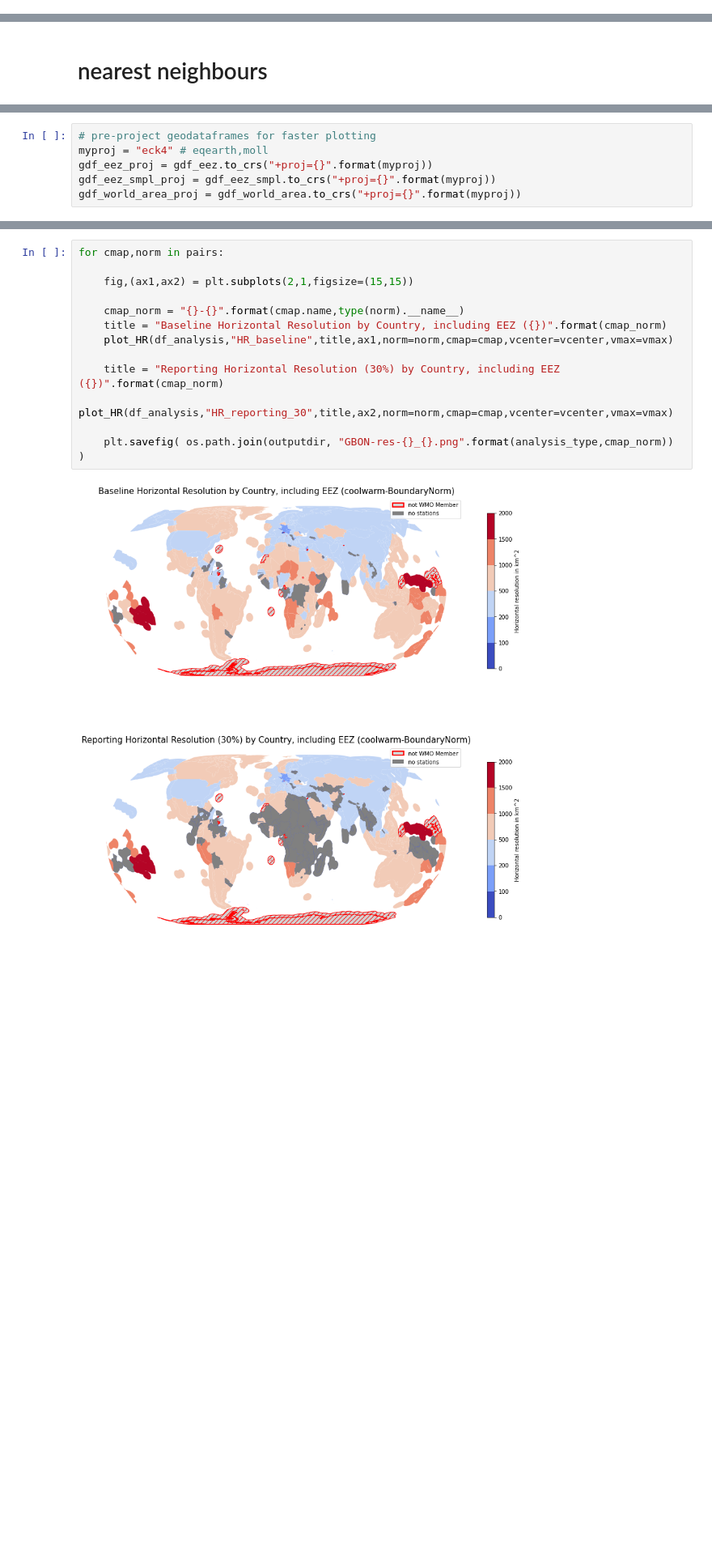
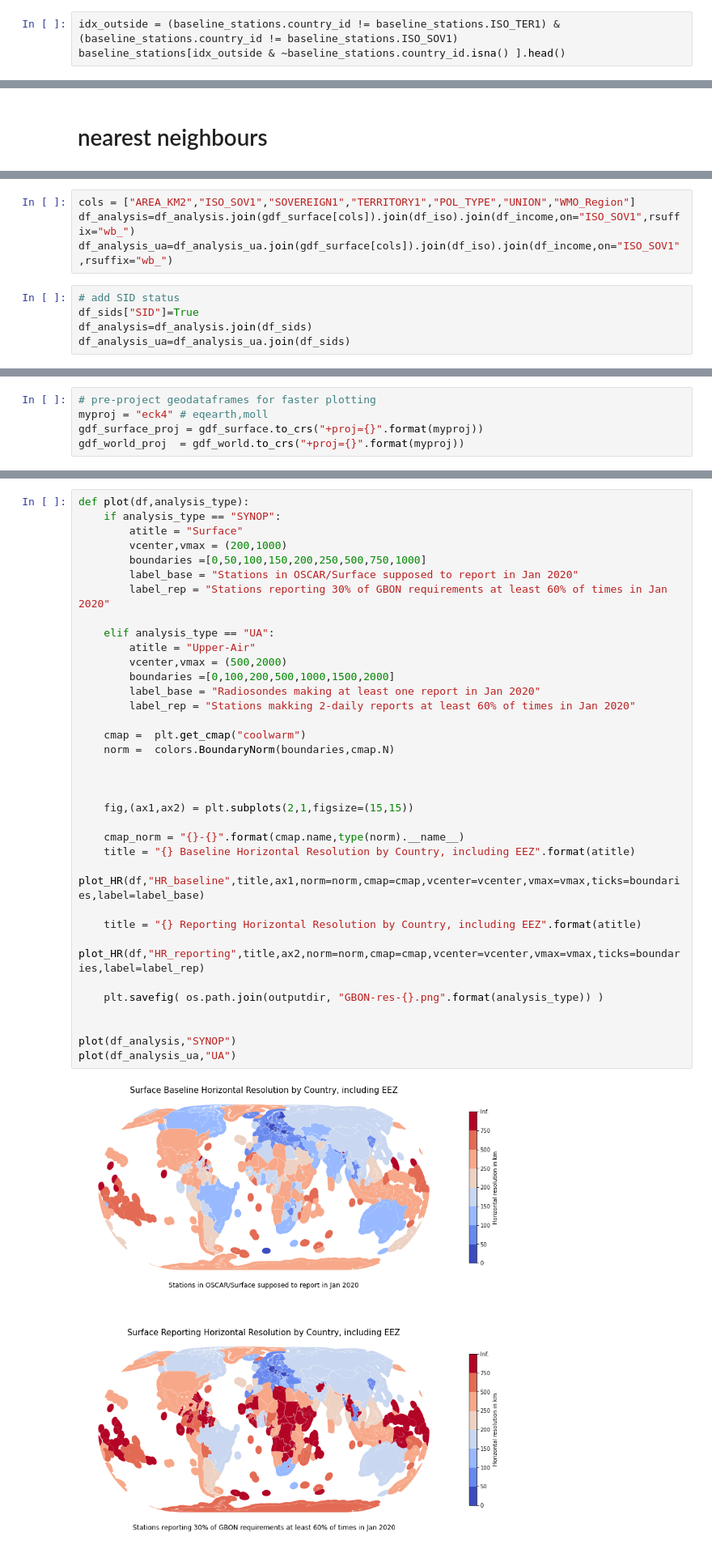
Before and after one commit to kurt-hectic/wmo-notebooks, a Jupyter notebook: GBON HR definitions.ipynb, the cells around one changed output, grey strips where cells are left out. Shown at 81% size. Drawn from its saved outputs; the diff is of its cells as text; blank space fills up the shorter version.

```diff
--- a/GBON HR definitions.ipynb
+++ b/GBON HR definitions.ipynb
@@ -343,0 +312,3 @@ nr far EEZ 0
+# %%
+idx_outside = (baseline_stations.country_id != baseline_stations.ISO_TER1) & (baseline_stations.country_id != baseline_stations.ISO_SOV1)
+baseline_stations[idx_outside & ~baseline_stations.country_id.isna() ].head()
@@ -683,0 +603,9 @@ output[col_order].to_csv( os.path.join(outputdir,filename) ,encoding="utf8")
+# %%
+cols = ["AREA_KM2","ISO_SOV1","SOVEREIGN1","TERRITORY1","POL_TYPE","UNION","WMO_Region"]
+df_analysis=df_analysis.join(gdf_surface[cols]).join(df_iso).join(df_income,on="ISO_SOV1",rsuffix="wb_")
+df_analysis_ua=df_analysis_ua.join(gdf_surface[cols]).join(df_iso).join(df_income,on="ISO_SOV1",rsuffix="wb_")
+# %%
+# add SID status
+df_sids["SID"]=True
+df_analysis=df_analysis.join(df_sids)
+df_analysis_ua=df_analysis_ua.join(df_sids)
@@ -684,7 +696,6 @@ output[col_order].to_csv( os.path.join(outputdir,filename) ,encoding="utf8")
 # %%
 # pre-project geodataframes for faster plotting
 myproj = "eck4" # eqearth,moll
-gdf_eez_proj = gdf_eez.to_crs("+proj={}".format(myproj))
-gdf_eez_smpl_proj = gdf_eez_smpl.to_crs("+proj={}".format(myproj))
-gdf_world_area_proj = gdf_world_area.to_crs("+proj={}".format(myproj))
+gdf_surface_proj = gdf_surface.to_crs("+proj={}".format(myproj))
+gdf_world_proj  = gdf_world.to_crs("+proj={}".format(myproj))
 # %%
@@ -791,15 +746,37 @@ for cmap in cmaps:
 # %%
-for cmap,norm in pairs:
+def plot(df,analysis_type):
+    if analysis_type == "SYNOP":
+        atitle = "Surface"
+        vcenter,vmax = (200,1000)
+        boundaries =[0,50,100,150,200,250,500,750,1000]
+        label_base = "Stations in OSCAR/Surface supposed to report in Jan 2020"
+        label_rep = "Stations reporting 30% of GBON requirements at least 60% of times in Jan 2020"
+
+    elif analysis_type == "UA":
+        atitle = "Upper-Air"
+        vcenter,vmax = (500,2000)
+        boundaries =[0,100,200,500,1000,1500,2000]
+        label_base = "Radiosondes making at least one report in Jan 2020"
+        label_rep = "Stations makking 2-daily reports at least 60% of times in Jan 2020"
+
+    cmap =  plt.get_cmap("coolwarm")
+    norm =  colors.BoundaryNorm(boundaries,cmap.N)
+
+
 
     fig,(ax1,ax2) = plt.subplots(2,1,figsize=(15,15))
 
     cmap_norm = "{}-{}".format(cmap.name,type(norm).__name__)
-    title = "Baseline Horizontal Resolution by Country, including EEZ ({})".format(cmap_norm)
-    plot_HR(df_analysis,"HR_baseline",title,ax1,norm=norm,cmap=cmap,vcenter=vcenter,vmax=vmax)
+    title = "{} Baseline Horizontal Resolution by Country, including EEZ".format(atitle)
+    plot_HR(df,"HR_baseline",title,ax1,norm=norm,cmap=cmap,vcenter=vcenter,vmax=vmax,ticks=boundaries,label=label_base)
 
-    title = "Reporting Horizontal Resolution (30%) by Country, including EEZ ({})".format(cmap_norm)
-    plot_HR(df_analysis,"HR_reporting_30",title,ax2,norm=norm,cmap=cmap,vcenter=vcenter,vmax=vmax)
+    title = "{} Reporting Horizontal Resolution by Country, including EEZ".format(atitle)
+    plot_HR(df,"HR_reporting",title,ax2,norm=norm,cmap=cmap,vcenter=vcenter,vmax=vmax,ticks=boundaries,label=label_rep)
 
-    plt.savefig( os.path.join(outputdir, "GBON-res-{}_{}.png".format(analysis_type,cmap_norm)) )
+    plt.savefig( os.path.join(outputdir, "GBON-res-{}.png".format(analysis_type)) )
+
+
+plot(df_analysis,"SYNOP")
+plot(df_analysis_ua,"UA")
 # %% [output]
-[figure, old version]
+[figure, new version]
```
Also changed, not shown: parts of 38 cells of this notebook, 11 other files.
